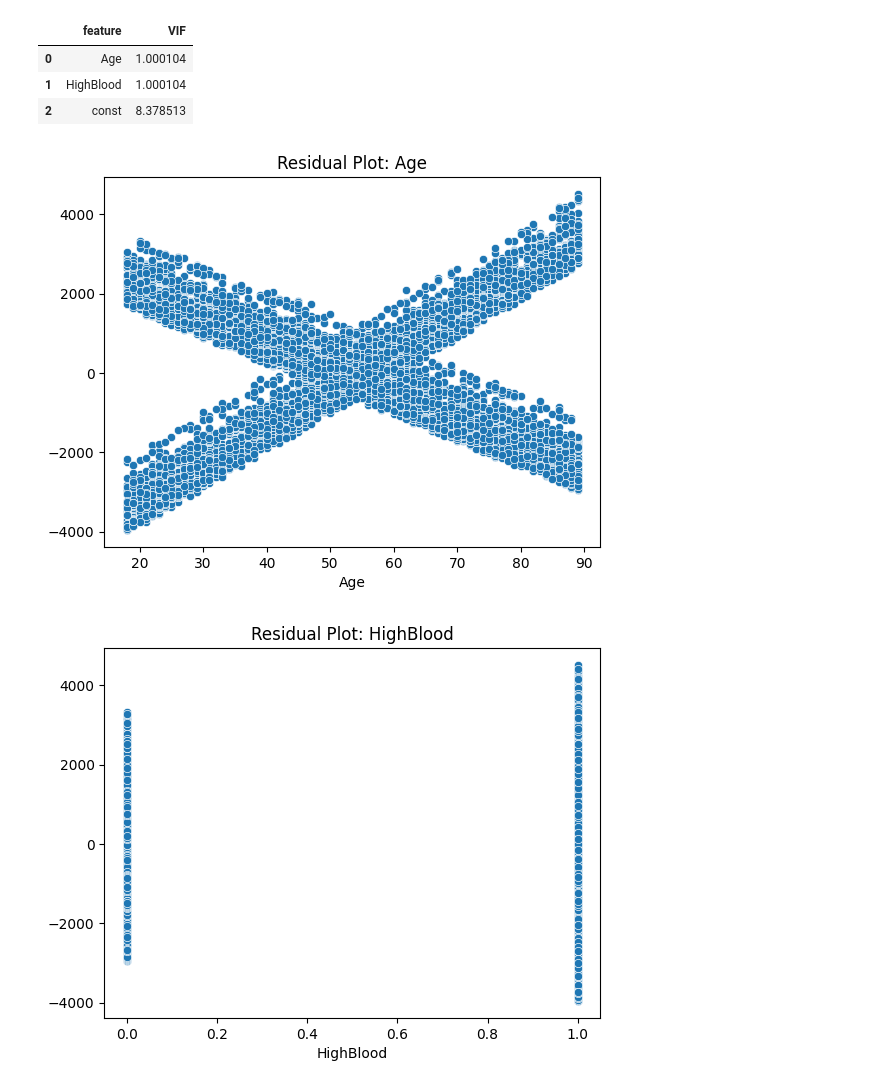
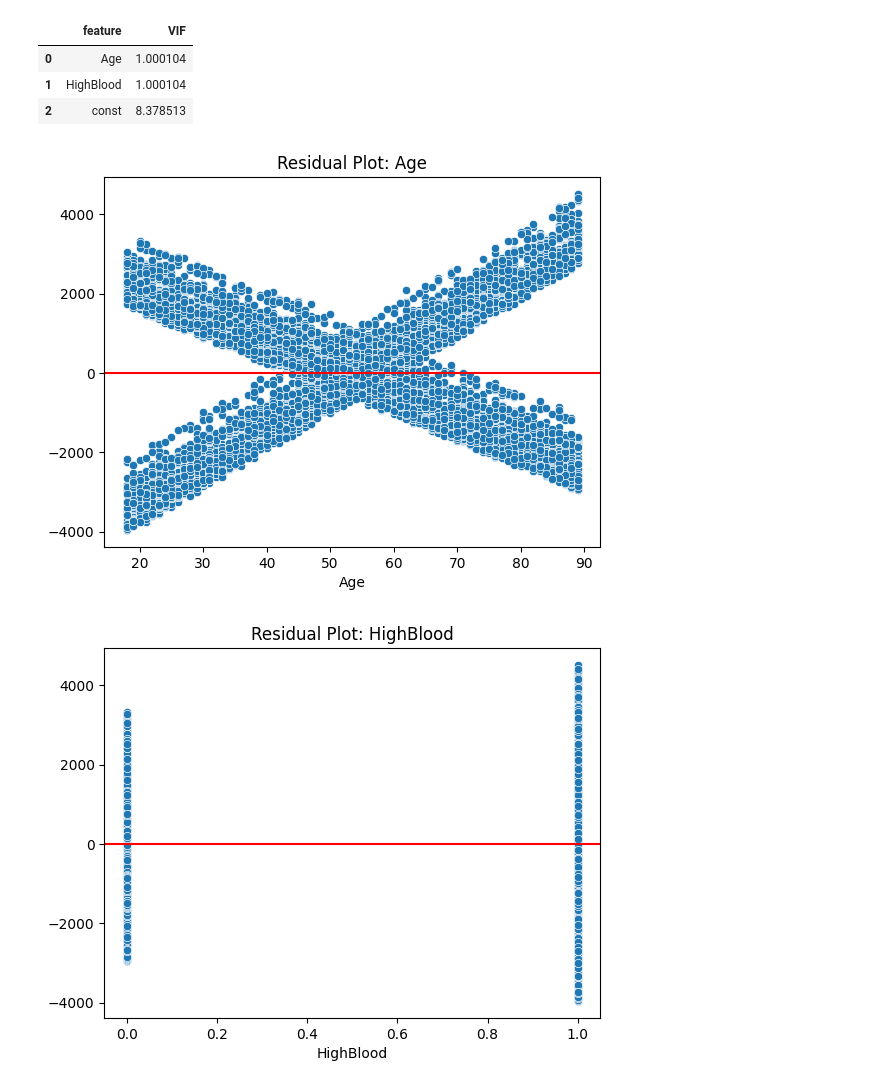
Before and after one commit to sjo1403/medical_predictive_modeling, a Jupyter notebook: D208 Task1 Model.ipynb, the cells around one changed output. Drawn from its saved outputs; the diff is of its cells as text; code cells hidden in the pictures.

```diff
--- a/D208 Task1 Model.ipynb
+++ b/D208 Task1 Model.ipynb
@@ -192,15 +186,16 @@ vif_data
 # %%
 # import matplotlib to create visualizations
 import matplotlib.pyplot as plt
 import seaborn as sns
 
 # create partial residual plots for each predictor variablesns.scatterplot(x=df['Age'], y=model2.resid)
 for col in x.drop(columns='const').columns:
     plt.figure()
     sns.scatterplot(x=df[col], y=model2.resid)
+    plt.axhline(0, color='r')
     string = 'Residual Plot: ' + str(col)
     plt.title(string)
     plt.show()
 # %% [output]
-[figure, old version]
+[figure, new version]
-[figure, old version]
+[figure, new version]
```
Also changed, not shown: parts of 7 cells of this notebook, 1 other file.
